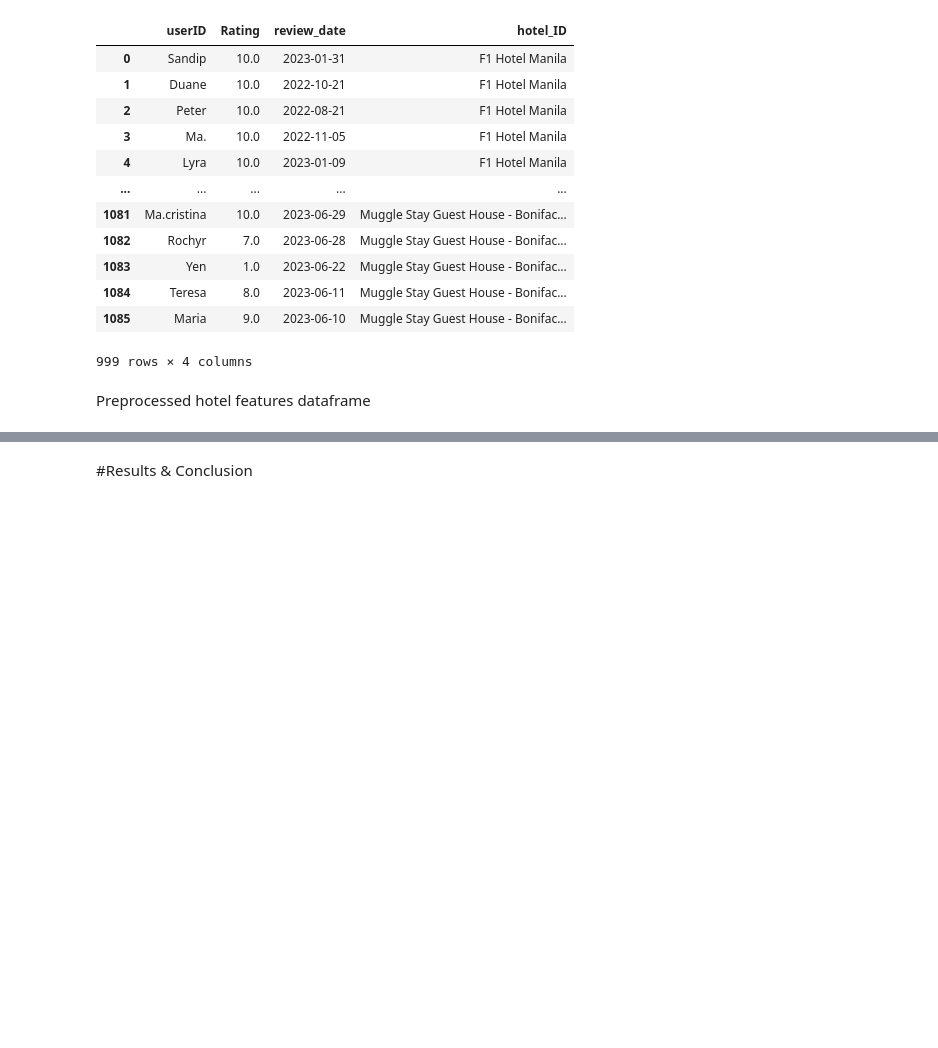
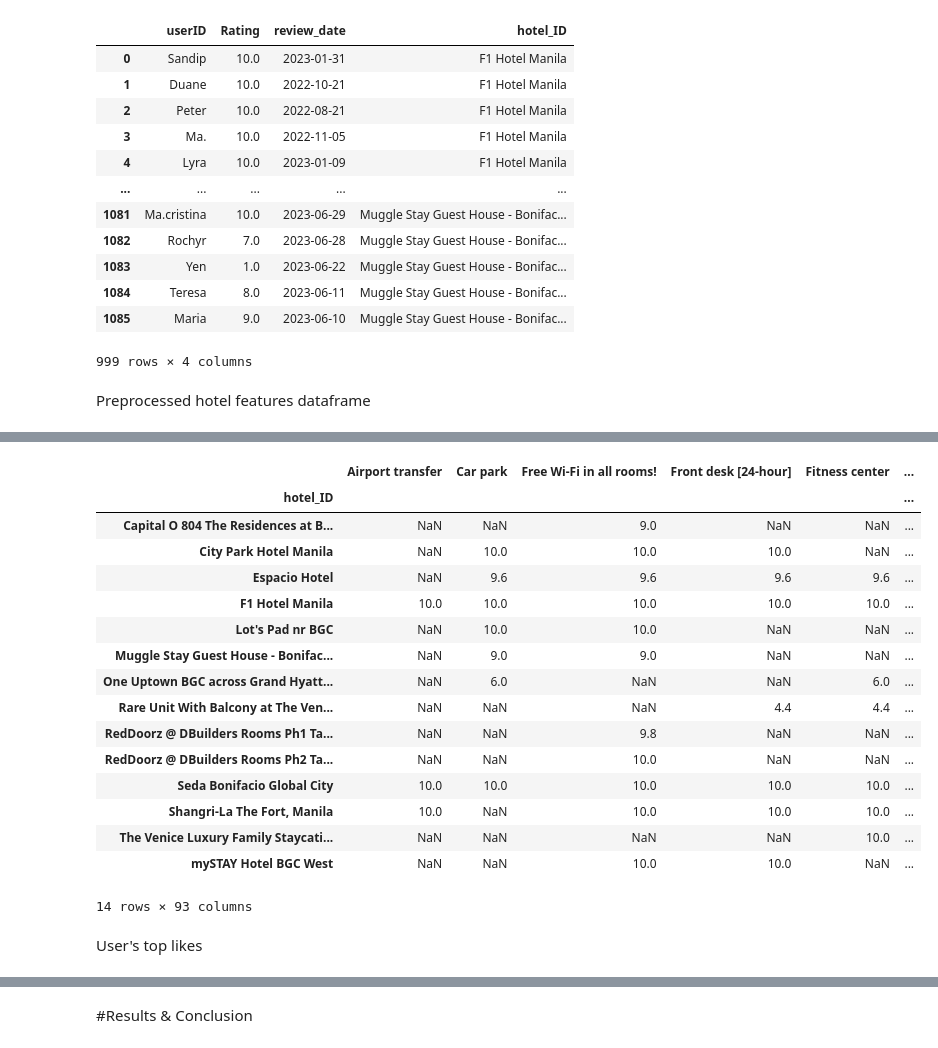
Before and after one commit to falarion08/Hotel-Recommendation-System, a Jupyter notebook: Hotel_Recommendation_System.ipynb, the cells around one changed output, grey strips where cells are left out. Cells and saved outputs as stored; diff of their text form; code cells hidden in the pictures; blank space fills up the shorter version.

```diff
--- a/Hotel_Recommendation_System.ipynb
+++ b/Hotel_Recommendation_System.ipynb
@@ -644,0 +404,8 @@ rated_ratings_df_sorted
+# %%
+ # Examine user 'Maria'
+user = 'Maria'
+
+filtered_user = users_df[users_df['userID'] == user]
+
+filtered_user = filtered_user[['userID', 'Rating', 'hotel_ID']]
+filtered_user.groupby(['hotel_ID'])['userID'].value_counts()
@@ -644,0 +433,4 @@ rated_ratings_df_sorted
+# %%
+filtered_user = filtered_user.groupby(['hotel_ID'])['Rating'].mean()
+filtered_user = filtered_user.sort_index(ascending = True)
+filtered_user
@@ -644,0 +454,28 @@ rated_ratings_df_sorted
+# %%
+# Create user profile
+hotels_reviewed = filtered_user.index.tolist()
+hotels_reviewed_df = hotelFeatures_df.loc[hotels_reviewed]
+hotels_reviewed_df.replace(0,np.nan, inplace = True)
+
+user_profile = hotels_reviewed_df.mul(filtered_user, axis = 0)
+user_profile
+# %% [output]
+|  | Airport transfer | Car park | Free Wi-Fi in all rooms! | Front desk [24-hour] | Fitness center | ... |
+| hotel_ID |  |  |  |  |  | ... |
+| Capital O 804 The Residences at B... | NaN | NaN | 9.0 | NaN | NaN | ... |
+| City Park Hotel Manila | NaN | 10.0 | 10.0 | 10.0 | NaN | ... |
+| Espacio Hotel | NaN | 9.6 | 9.6 | 9.6 | 9.6 | ... |
+| F1 Hotel Manila | 10.0 | 10.0 | 10.0 | 10.0 | 10.0 | ... |
+| Lot's Pad nr BGC | NaN | 10.0 | 10.0 | NaN | NaN | ... |
+| Muggle Stay Guest House - Bonifac... | NaN | 9.0 | 9.0 | NaN | NaN | ... |
+| One Uptown BGC across Grand Hyatt... | NaN | 6.0 | NaN | NaN | 6.0 | ... |
+| Rare Unit With Balcony at The Ven... | NaN | NaN | NaN | 4.4 | 4.4 | ... |
+| RedDoorz @ DBuilders Rooms Ph1 Ta... | NaN | NaN | 9.8 | NaN | NaN | ... |
+| RedDoorz @ DBuilders Rooms Ph2 Ta... | NaN | NaN | 10.0 | NaN | NaN | ... |
+| Seda Bonifacio Global City | 10.0 | 10.0 | 10.0 | 10.0 | 10.0 | ... |
+| Shangri-La The Fort, Manila | 10.0 | NaN | 10.0 | 10.0 | 10.0 | ... |
+| The Venice Luxury Family Staycati... | NaN | NaN | NaN | NaN | 10.0 | ... |
+| mySTAY Hotel BGC West | NaN | NaN | 10.0 | 10.0 | NaN | ... |
+14 rows × 93 columns
+# %% [markdown]
+User's top likes
```
Also changed, not shown: parts of 48 cells of this notebook.
